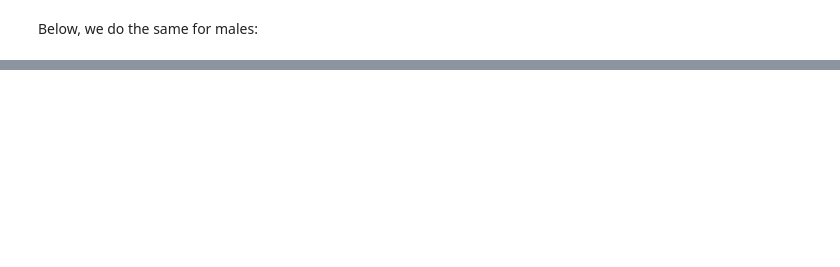
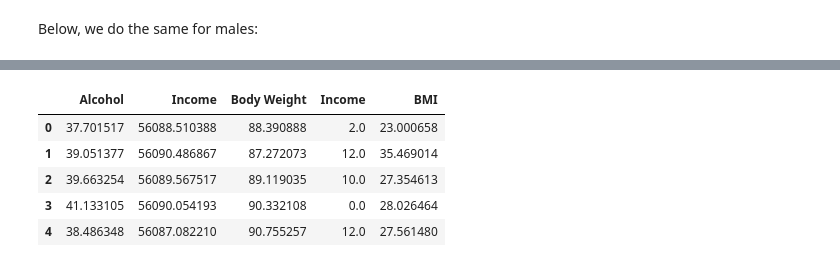
Before and after one commit to dermotkel/programming-project, a Jupyter notebook: Programming Project.ipynb, the cells around one changed output, grey strips where cells are left out. Drawn from its saved outputs; the diff is of its cells as text; code cells hidden in the pictures; blank space fills up the shorter version.

```diff
--- a/Programming Project.ipynb
+++ b/Programming Project.ipynb
@@ -561,3 +572,19 @@ corr_mat = np.array([[1, 0.6],
                     [0.6, 1]])
 
 fin = pd.DataFrame({"Income Level": np.random.choice(21, 500, p=probs), "Male Weight": mbmi['BMI']})
+# %%
+upper_chol = cholesky(corr_mat) # method taken from here:  https://quantcorner.wordpress.com/2018/02/09/generation-of-correlated-random-numbers-using-python/
+
+mans = fin @ upper_chol
+mans.columns = ['Income', 'BMI']
+
+sns.distplot(mans['Income'])
+plt.title('Male Income Distribution')
+plt.show()
+sns.distplot(mans['BMI'])
+plt.title('Male BMI Distribution')
+plt.show()
+
+sns.scatterplot(x = "Income", y = "BMI", data=mans)
+plt.title('correlation between income level and BMI in males')
+plt.show()
@@ -563,0 +607,10 @@ fin = pd.DataFrame({"Income Level": np.random.choice(21, 500, p=probs), "Male We
+# %%
+male_cor = pd.concat([mn, mans], axis=1)
+male_cor.head()
+# %% [output]
+|  | Alcohol | Income | Body Weight | Income | BMI |
+| 0 | 37.701517 | 56088.510388 | 88.390888 | 2.0 | 23.000658 |
+| 1 | 39.051377 | 56090.486867 | 87.272073 | 12.0 | 35.469014 |
+| 2 | 39.663254 | 56089.567517 | 89.119035 | 10.0 | 27.354613 |
+| 3 | 41.133105 | 56090.054193 | 90.332108 | 0.0 | 28.026464 |
+| 4 | 38.486348 | 56087.082210 | 90.755257 | 12.0 | 27.561480 |
```
Also changed, not shown: parts of 32 cells of this notebook.
